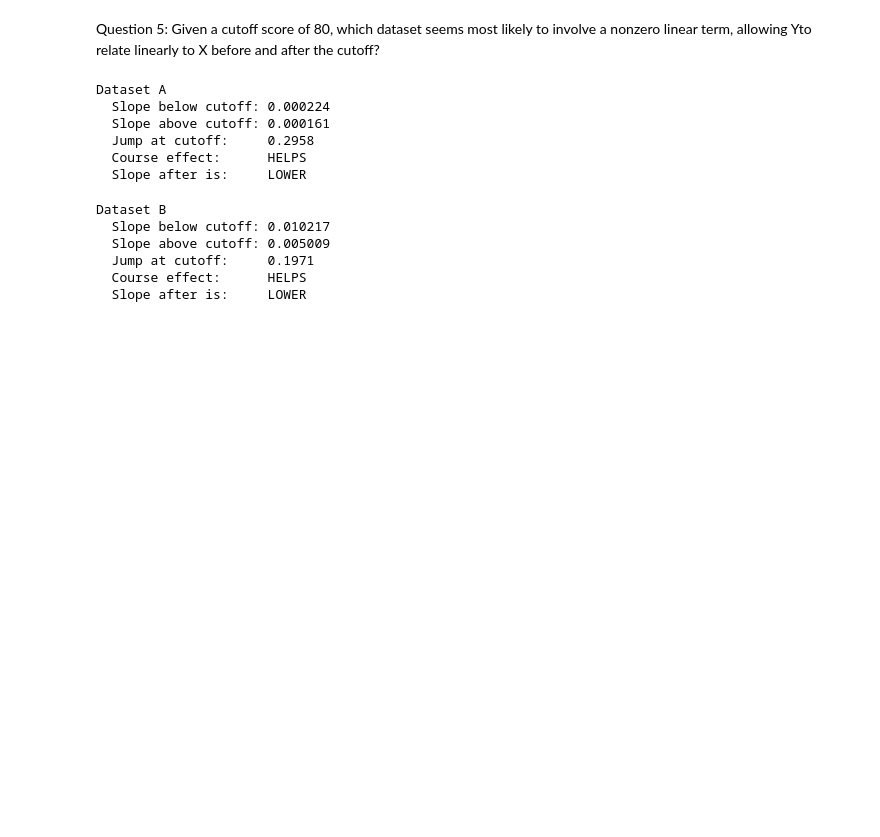
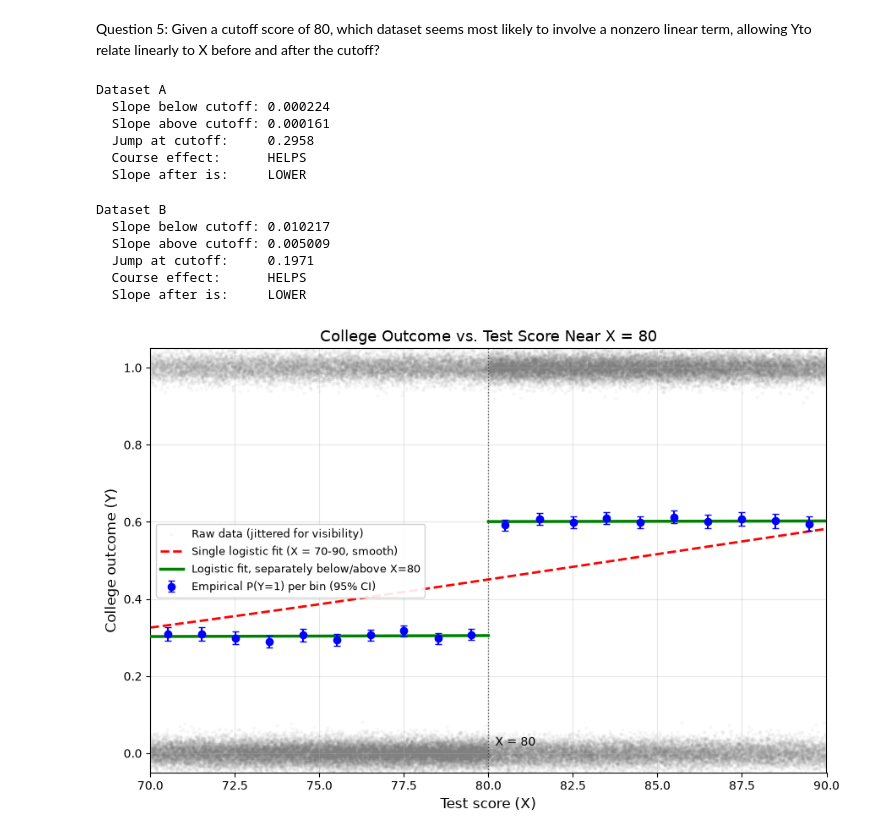
Before and after one commit to tware5-star/DX702-mod-6, a Jupyter notebook: Homework Reflection: Weeks 1-4.ipynb, the cells around one changed output. Saved outputs shown, nothing was run; the diff lists cells and outputs as text; code cells hidden in the pictures; blank space fills up the shorter version.

Commit message:
homework 6

```diff
--- a/Homework Reflection: Weeks 1-4.ipynb
+++ b/Homework Reflection: Weeks 1-4.ipynb
@@ -753,3 +756,92 @@ Dataset B
   Jump at cutoff:     0.1971
   Course effect:      HELPS
   Slope after is:     LOWER
+# %%
+
+import pandas as pd
+import numpy as np
+import matplotlib.pyplot as plt
+from sklearn.linear_model import LogisticRegression
+
+# Load data
+df = pd.read_csv("homework_4.2.a.csv")
+X_all = df[['X']].values
+y_all = df['Y'].values
+
+# Fit logistic regression on the FULL dataset (the "naive" smooth fit)
+model = LogisticRegression()
+model.fit(X_all, y_all)
+
+# Window of interest around X = 80
+lo, hi = 70, 90
+mask = (df['X'] >= lo) & (df['X'] <= hi)
+dfw = df[mask].copy()
+
+# Also fit SEPARATE logistic regressions on either side of the X=80 cutoff,
+# since the data show a sharp jump there that one smooth curve can't capture
+left = df[df['X'] < 80]
+right = df[df['X'] >= 80]
+model_left = LogisticRegression().fit(left[['X']].values, left['Y'].values)
+model_right = LogisticRegression().fit(right[['X']].values, right['Y'].values)
+
+# --- Binned empirical probabilities (the "make it readable" trick) ---
+n_bins = 20
+dfw['bin'] = pd.cut(dfw['X'], bins=n_bins)
+binned = dfw.groupby('bin', observed=True).agg(
+    x_mean=('X', 'mean'),
+    y_mean=('Y', 'mean'),
+    n=('Y', 'size')
+).reset_index()
+
+# Standard error of the binned proportion (for error bars)
+binned['se'] = np.sqrt(binned['y_mean'] * (1 - binned['y_mean']) / binned['n'])
+
+# --- Logistic regression curve(s) over the window ---
+x_curve = np.linspace(lo, hi, 300).reshape(-1, 1)
+y_curve_global = model.predict_proba(x_curve)[:, 1]
+
+x_curve_left = np.linspace(lo, 80, 150).reshape(-1, 1)
+x_curve_right = np.linspace(80, hi, 150).reshape(-1, 1)
+y_curve_left = model_left.predict_proba(x_curve_left)[:, 1]
+y_curve_right = model_right.predict_proba(x_curve_right)[:, 1]
+
+# --- Plot ---
+fig, ax = plt.subplots(figsize=(9, 6))
+
+# Raw 0/1 points, jittered vertically and made very transparent, just for context/density
+rng = np.random.default_rng(0)
+jitter = rng.normal(0, 0.02, size=len(dfw))
+ax.scatter(dfw['X'], dfw['Y'] + jitter, s=4, alpha=0.04, color='gray',
+           label='Raw data (jittered for visibility)', zorder=1)
+
+# Binned empirical probability with error bars
+ax.errorbar(binned['x_mean'], binned['y_mean'], yerr=1.96 * binned['se'],
+            fmt='o', color='blue', ecolor='blue', elinewidth=1.5,
+            capsize=3, markersize=6, label='Empirical P(Y=1) per bin (95% CI)',
+            zorder=4)
+
+# Naive single logistic regression fit (smooth, ignores the jump)
+ax.plot(x_curve, y_curve_global, color='red', linewidth=2, linestyle='--',
+         label='Single logistic fit (X = 70-90, smooth)', zorder=2)
+
+# Piecewise logistic fits (left of 80 / right of 80) - captures the jump
+ax.plot(x_curve_left, y_curve_left, color='green', linewidth=2.5,
+         label='Logistic fit, separately below/above X=80', zorder=3)
+ax.plot(x_curve_right, y_curve_right, color='green', linewidth=2.5, zorder=3)
+
+# Mark the cutoff
+ax.axvline(80, color='black', linewidth=1, linestyle=':', alpha=0.6)
+ax.text(80.2, 0.02, 'X = 80', fontsize=10, color='black')
+
+ax.set_xlim(lo, hi)
+ax.set_ylim(-0.05, 1.05)
+ax.set_xlabel('Test score (X)', fontsize=12)
+ax.set_ylabel('College outcome (Y)', fontsize=12)
+ax.set_title('College Outcome vs. Test Score Near X = 80',
+              fontsize=13)
+ax.legend(loc='center left', fontsize=9.5, framealpha=0.9)
+ax.grid(True, alpha=0.3)
+
+plt.tight_layout()
+# %% [output]
+[figure, added]
```
Also changed, not shown: parts of 2 cells of this notebook, 2 other files.
